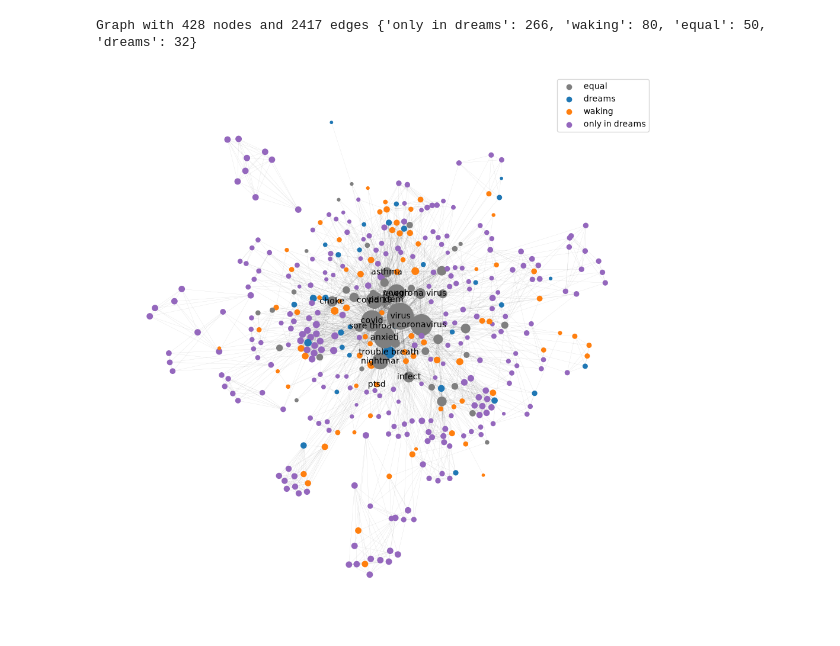
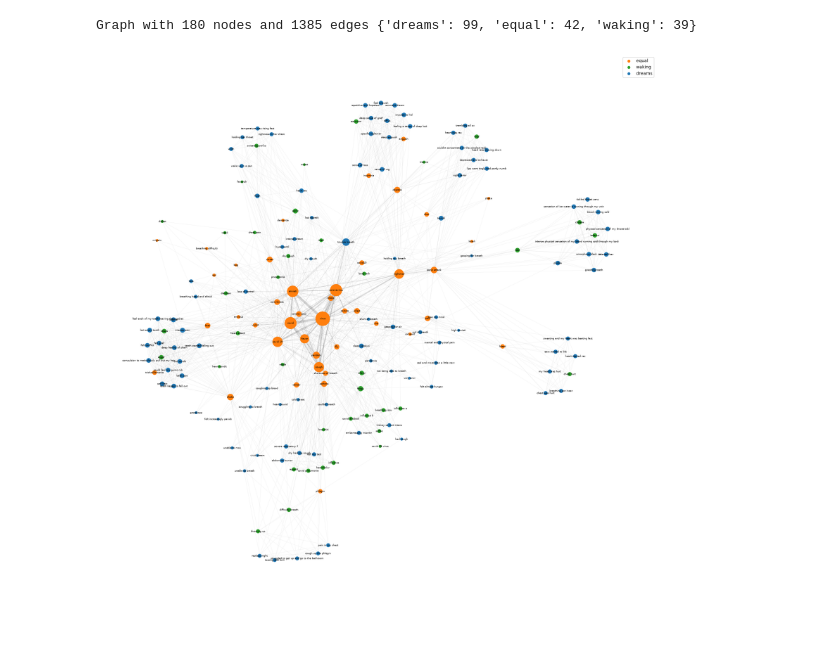
Before and after one commit to CosminS03/Epidemic_Dreams, a Jupyter notebook: figure3.ipynb, the cells around one changed output. Cells and saved outputs as stored; diff of their text form; code cells hidden in the pictures.

Commit message:
figure 3 update + graph exporting

```diff
--- a/figure3.ipynb
+++ b/figure3.ipynb
@@ -1,42 +1,41 @@
 # %%
 import pandas as pd
 import networkx as nx
 import matplotlib.pyplot as plt
 
 df = pd.read_csv("./data/co_occurrence_graph.csv")
 G = nx.from_pandas_edgelist(df, "sym1", "sym2", edge_attr="count")
 
-classes = {"only_in_dreams_covid.csv": "only in dreams", "equally_prevalent.csv": "equal",
+# paper has 3 classes; "only in dreams" counts as typical of dream reports
+classes = {"only_in_dreams_covid.csv": "dreams", "equally_prevalent.csv": "equal",
            "more_prev_in_dreams_covid.csv": "dreams", "more_prev_in_twitter_covid.csv": "waking"}
 cls = {}
 for f, c in classes.items():
     d = pd.read_csv(f"./data/{f}")
     cls.update(dict.fromkeys(d.filter(like="sym").iloc[:, 0], c))
 nx.set_node_attributes(G, cls, "cls")
 
-MIN_DEGREE = 5  # core: nodes with 5+ edges
+MIN_DEGREE = 9  # core: nodes with 5+ edges
 core = G.subgraph(n for n, d in G.degree() if d >= MIN_DEGREE)
 pr = nx.pagerank(core, weight="count")
 print(core, pd.Series(nx.get_node_attributes(core, "cls")).value_counts().to_dict())
 
-# labels shown in the paper's Figure 3 (extend from the figure) + top PageRank nodes
-LABELS = {"anxieti", "cough", "ptsd"} | set(sorted(pr, key=pr.get, reverse=True)[:15])
-COLORS = {"equal": "tab:grey", "dreams": "tab:blue", "waking": "tab:orange", "only in dreams": "tab:purple"}
+COLORS = {"equal": "tab:orange", "waking": "tab:green", "dreams": "tab:blue"}  # as in the paper's caption
 
 pos = nx.spring_layout(core, weight="count", seed=0, k=0.3)
-plt.figure(figsize=(12, 12))
+plt.figure(figsize=(24, 24))  # large so all 428 labels stay legible when zoomed
 nx.draw_networkx_edges(core, pos, width=[0.2 * c for _, _, c in core.edges(data="count")], alpha=0.15)
 nx.draw_networkx_nodes(core, pos, node_size=[20000 * pr[n] for n in core],
                        node_color=[COLORS[core.nodes[n]["cls"]] for n in core])
-nx.draw_networkx_labels(core, pos, {n: n for n in core if n in LABELS}, font_size=10)
+nx.draw_networkx_labels(core, pos, font_size=6)
 for c, col in COLORS.items():
     plt.scatter([], [], color=col, label=c)
 plt.legend()
 plt.axis("off")
 plt.show()
 # %% [output]
-Graph with 428 nodes and 2417 edges {'only in dreams': 266, 'waking': 80, 'equal': 50, 'dreams': 32}
+Graph with 180 nodes and 1385 edges {'dreams': 99, 'equal': 42, 'waking': 39}
-[figure, old version]
+[figure, new version]
 # %%
 from matplotlib.colors import to_rgb
 
```
Also changed, not shown: parts of 1 cell of this notebook, 1 other file.
